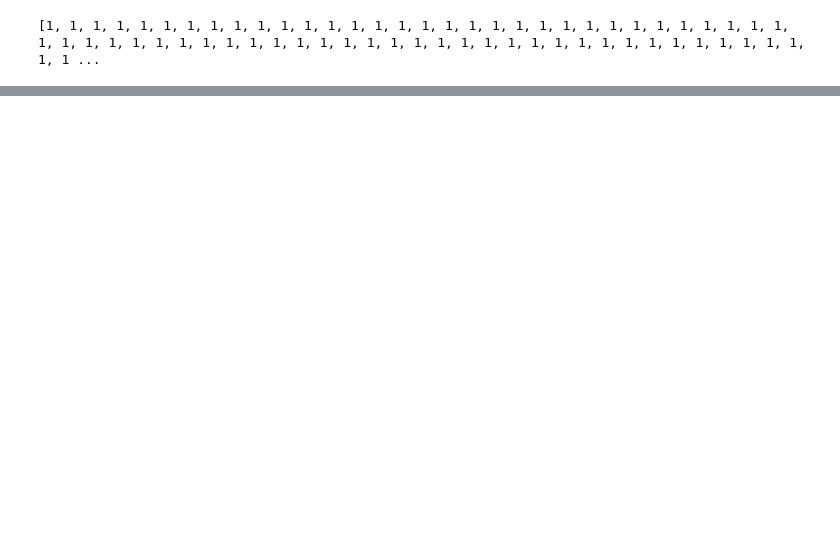
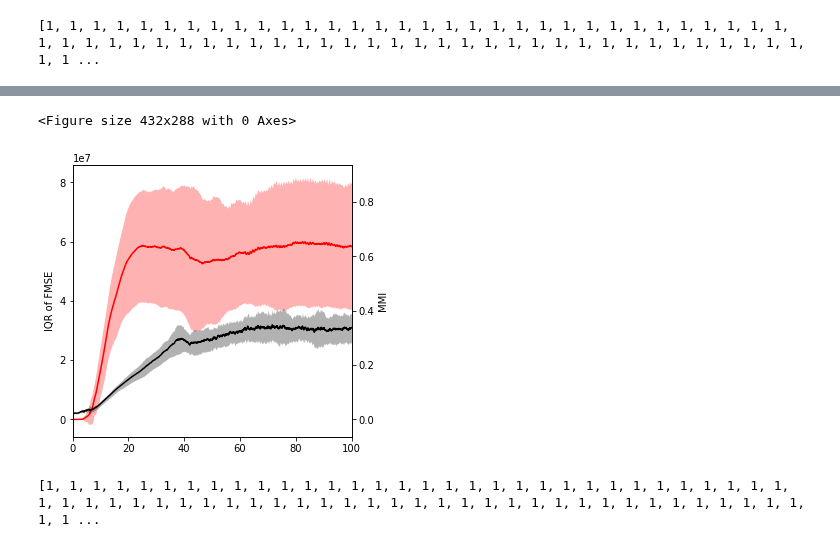
Before and after one commit to tbeucler/2019_WMI, a Jupyter notebook: dev/davidle/ellipsoid.ipynb, the cells around one changed output, grey strips where cells are left out. Cells and saved outputs as stored; diff of their text form; code cells hidden in the pictures; blank space fills up the shorter version.

```diff
--- a/dev/davidle/ellipsoid.ipynb
+++ b/dev/davidle/ellipsoid.ipynb
@@ -242,7 +152,7 @@ def calc_WMI(CRH, dx = 3.3e3, nb = 3):
     binary = np.where(CRH > np.percentile(CRH, 50, interpolation='linear',  axis=(0,1))[np.newaxis, np.newaxis], 1, 0)
     A_tot = np.sum(binary)*(dx**2)
 
-    WMI = 4*np.pi*A_tot/(dx*perimeter(binary))**2
+    WMI = 2*np.sqrt(np.pi*A_tot)/(dx*perimeter(binary))
 
     return WMI
 # %%
@@ -266,32 +194,45 @@ for TTT in np.arange(295,306):
 def align_yaxis(ax1, v1, ax2, v2):
     """adjust ax2 ylimit so that v2 in ax2 is aligned to v1 in ax1"""
     """source https://stackoverflow.com/questions/10481990/matplotlib-axis-with-two-scales-shared-origin """
     _, y1 = ax1.transData.transform((0, v1))
     _, y2 = ax2.transData.transform((0, v2))
     inv = ax2.transData.inverted()
     _, dy = inv.transform((0, 0)) - inv.transform((0, y1-y2))
     miny, maxy = ax2.get_ylim()
     ax2.set_ylim(miny+dy, maxy+dy)
 
 
 plt.figure()
 
 fig, ax1  = plt.subplots()
 plt.xlim((0,100))
 fig.set_figheight(5)
 fig.set_figwidth(5)
 
 ax1.set_ylabel('IQR of FMSE')
-ax1.plot(np.arange(len(iqr)) / 24, np.mean(iqr,axis=1), color='#')
+ax1.plot(np.arange(len(iqr)) / 24, np.mean(iqr,axis=1), color='r')
 ax1.fill_between(np.arange(len(iqr)) / 24, np.mean(iqr, axis=1) + np.std(iqr, axis=1), np.mean(iqr, axis=1) - np.std(iqr, axis=1), alpha=0.3, color='red', linewidth=0.0)
 
 
 ax2 = ax1.twinx()  # instantiate a second axes that shares the same x-axis
 ax2.plot(np.arange(len(MMI)) / 24, np.mean(MMI,axis=1), color='k',)
 ax2.fill_between(np.arange(len(MMI)) / 24, np.mean(MMI, axis=1) + np.std(MMI, axis=1), np.mean(MMI, axis=1) - np.std(MMI, axis=1), alpha=0.3, color='k', linewidth=0.0)
 ax2.set_ylabel('MMI')
-ax2.set_ylim((0, 0.3))
+ax2.set_ylim((0, 1))
 
 align_yaxis(ax1, 0, ax2, 0)
 
 plt.savefig('WMI_RCE.pdf')
+# %% [output]
+<Figure size 432x288 with 0 Axes>
+[figure, added]
+# %%
+#Compute Iorg
+
+path = '/project/s916/davidle/RCE-MIP/simulations/RCE_300_3km_506x506/' #Path for Daint
+d2D = xr.open_mfdataset(path+'output/lfff????0000.nc', combine='by_coords', )
+
+Ifmse = np.zeros((len(d2D.FMSE[:]),11), dtype='float32')
+Iolr = np.zeros((len(d2D.ATHB_T[:]),11), dtype='float32') #Moisture Meandering Index
+# %% [output]
+[1, 1, 1, 1, 1, 1, 1, 1, 1, 1, 1, 1, 1, 1, 1, 1, 1, 1, 1, 1, 1, 1, 1, 1, 1, 1, 1, 1, 1, 1, 1, 1, 1, 1, 1, 1, 1, 1, 1, 1, 1, 1, 1, 1, 1, 1, 1, 1, 1, 1, 1, 1, 1, 1, 1, 1, 1, 1, 1, 1, 1, 1, 1, 1, 1, 1, 1 ...
```
Also changed, not shown: parts of 7 cells of this notebook.
